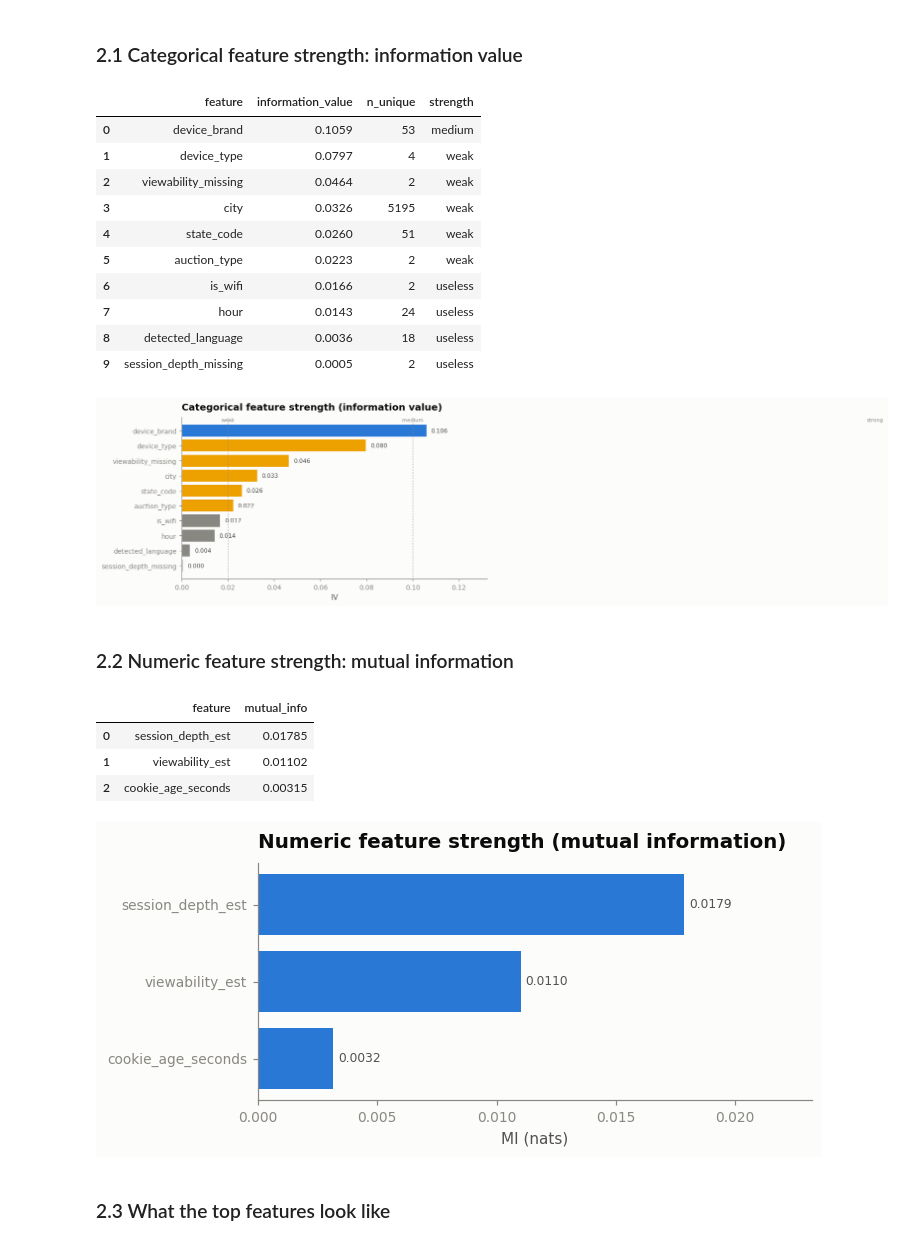
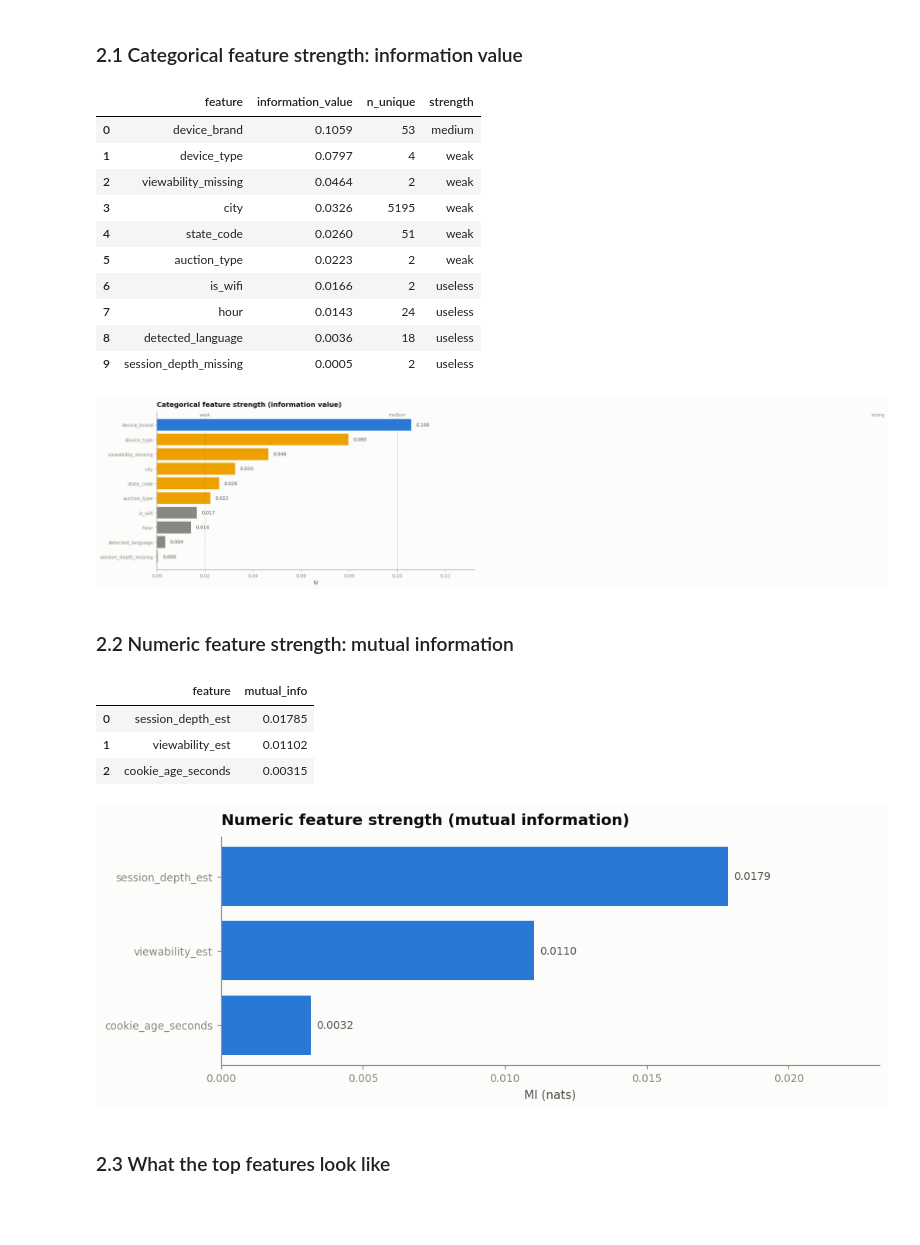
Before and after one commit to eforus-overseer/bid-whisperer, a Jupyter notebook: notebooks/analysis.ipynb, the cells around one changed output. Cells and saved outputs as stored; diff of their text form; code cells hidden in the pictures; blank space fills up the shorter version.

```diff
--- a/notebooks/analysis.ipynb
+++ b/notebooks/analysis.ipynb
@@ -270,43 +270,43 @@ Numeric candidates: ['viewability_est', 'session_depth_est', 'cookie_age_seconds
 # %%
 iv = cf.rank_categorical_iv(won, cat_candidates)
 display(iv.style.format({"information_value":"{:.4f}"}))
 
-fig, ax = plt.subplots(figsize=(7.5,4))
+fig, ax = plt.subplots(figsize=(11,5.5))
 colors = {"strong":vs.STATUS["good"], "medium":vs.CATEGORICAL[0], "weak":vs.CATEGORICAL[3], "useless":vs.INK_MUTED}
 bar_colors = [colors[str(s)] for s in iv["strength"]]
 ax.barh(iv["feature"], iv["information_value"], color=bar_colors)
 ax.invert_yaxis()
 for th,lab in [(0.02,"weak"),(0.1,"medium"),(0.3,"strong")]:
     ax.axvline(th, color=vs.INK_MUTED, lw=0.8, ls=":")
-    ax.text(th, -0.6, lab, fontsize=7, color=vs.INK_MUTED, ha="center")
+    ax.text(th, -0.6, lab, fontsize=8, color=vs.INK_MUTED, ha="center")
 for y,v in enumerate(iv["information_value"]):
-    ax.text(v+0.002, y, f"{v:.3f}", va="center", fontsize=8, color=vs.INK_SECONDARY)
+    ax.text(v+0.002, y, f"{v:.3f}", va="center", fontsize=9, color=vs.INK_SECONDARY)
 vs.despine_labels(ax, "Categorical feature strength (information value)", "IV", None)
 ax.grid(False); ax.set_xlim(0, iv["information_value"].max()*1.25)
 save(fig, "q2_iv_ranking.png"); plt.show()
 # %% [output]
 |  | feature | information_value | n_unique | strength |
 | 0 | device_brand | 0.1059 | 53 | medium |
 | 1 | device_type | 0.0797 | 4 | weak |
 | 2 | viewability_missing | 0.0464 | 2 | weak |
 | 3 | city | 0.0326 | 5195 | weak |
 | 4 | state_code | 0.0260 | 51 | weak |
 | 5 | auction_type | 0.0223 | 2 | weak |
 | 6 | is_wifi | 0.0166 | 2 | useless |
 | 7 | hour | 0.0143 | 24 | useless |
 | 8 | detected_language | 0.0036 | 18 | useless |
 | 9 | session_depth_missing | 0.0005 | 2 | useless |
-[figure, old version]
+[figure, new version]
 # %% [markdown]
 ### 2.2 Numeric feature strength: mutual information
 # %%
 mi = cf.rank_numeric_mi(won, num_candidates)
 display(mi.style.format({"mutual_info":"{:.5f}"}))
 
-fig, ax = plt.subplots(figsize=(6.5,2.8))
+fig, ax = plt.subplots(figsize=(10,3.5))
 ax.barh(mi["feature"], mi["mutual_info"], color=vs.SEQUENTIAL); ax.invert_yaxis()
 for y,v in enumerate(mi["mutual_info"]):
-    ax.text(v+2e-4, y, f"{v:.4f}", va="center", fontsize=8, color=vs.INK_SECONDARY)
+    ax.text(v+2e-4, y, f"{v:.4f}", va="center", fontsize=9, color=vs.INK_SECONDARY)
 vs.despine_labels(ax, "Numeric feature strength (mutual information)", "MI (nats)", None)
 ax.grid(False); ax.set_xlim(0, mi["mutual_info"].max()*1.3)
 save(fig, "q2_mi_ranking.png"); plt.show()
@@ -315,7 +315,7 @@ save(fig, "q2_mi_ranking.png"); plt.show()
 | 0 | session_depth_est | 0.01785 |
 | 1 | viewability_est | 0.01102 |
 | 2 | cookie_age_seconds | 0.00315 |
-[figure, old version]
+[figure, new version]
 # %% [markdown]
 ### 2.3 What the top features look like
 # %%
```
Also changed, not shown: parts of 1 cell of this notebook, 7 other files.
